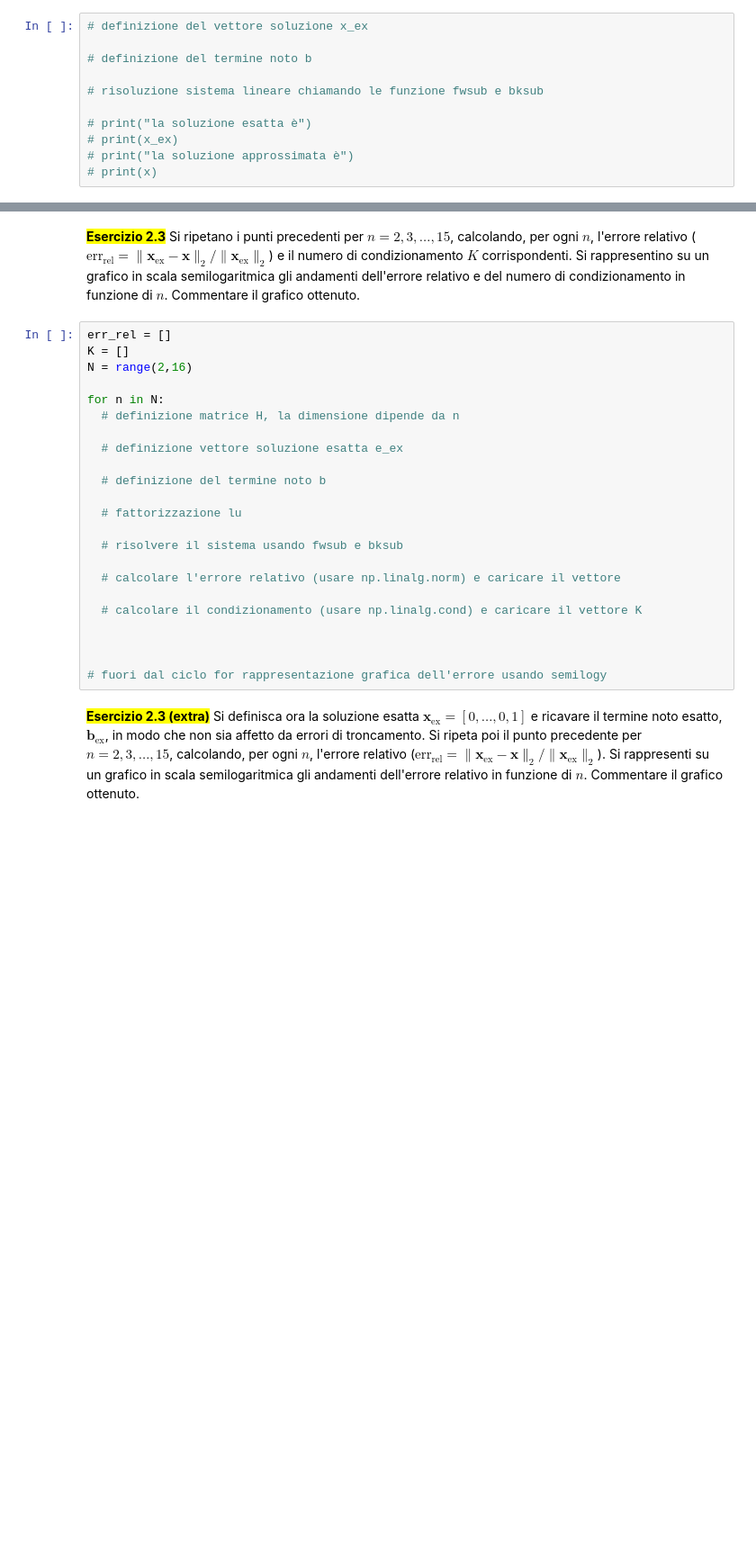
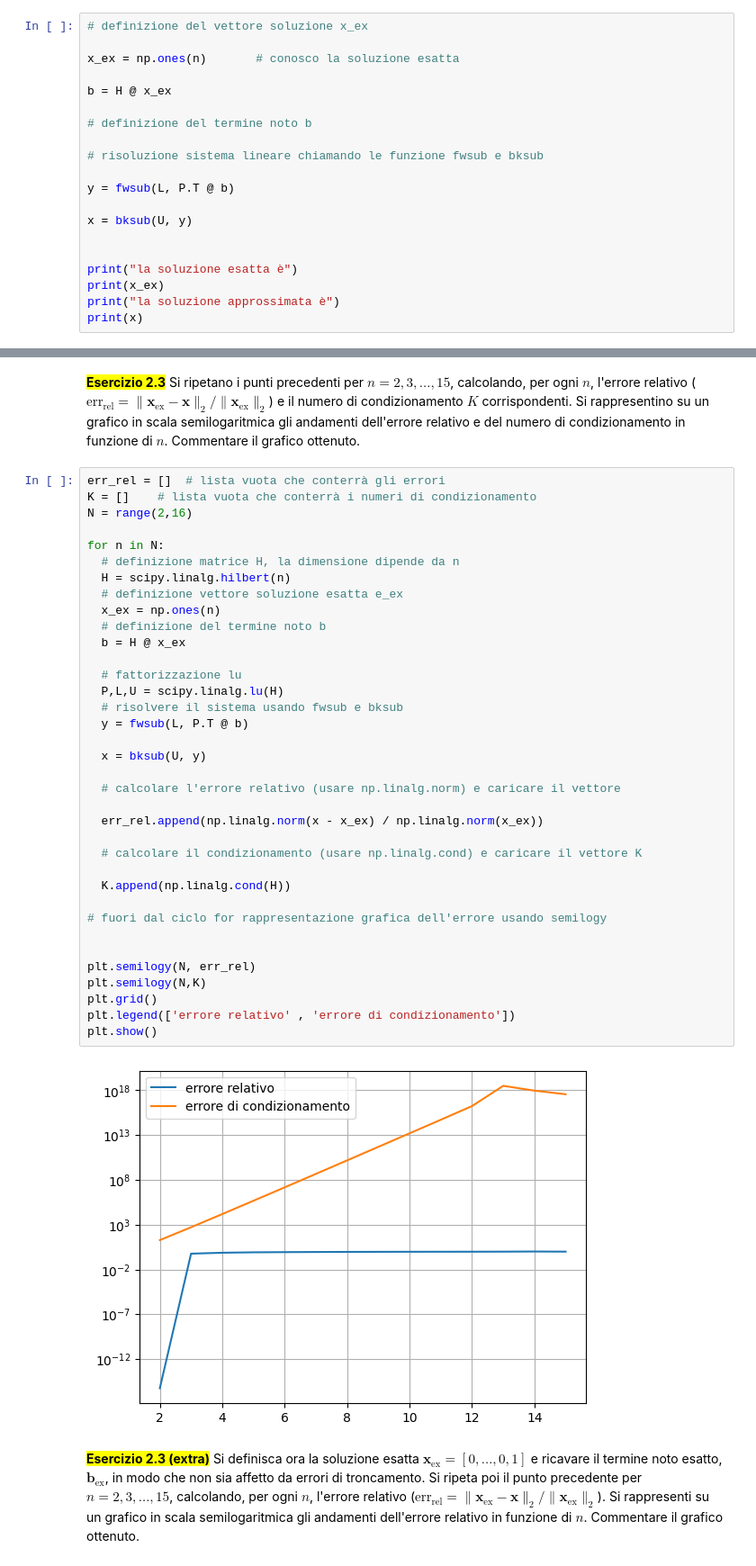
Before and after one commit to marcofossatii05-ui/mani_env, a Jupyter notebook: linear_systems_direct_methods_template.ipynb, the cells around one changed output, grey strips where cells are left out. Shown at 90% size. Drawn from its saved outputs; the diff is of its cells as text; blank space fills up the shorter version.

```diff
--- a/linear_systems_direct_methods_template.ipynb
+++ b/linear_systems_direct_methods_template.ipynb
@@ -184,15 +233,24 @@ import matplotlib.pyplot as plt
 <mark>**Esercizio 2.2**</mark></br>  Fissato $n=5$, si calcoli il vettore $\mathbf{b}$ e successivamente si risolva numericamente il sistema lineare $\mathbf{Hx}=\mathbf{b}$ utilizzando la fattorizzazione LU della matrice.
 # %%
 # definizione del vettore soluzione x_ex
+
+x_ex = np.ones(n)       # conosco la soluzione esatta
+
+b = H @ x_ex
 
 # definizione del termine noto b
 
 # risoluzione sistema lineare chiamando le funzione fwsub e bksub
 
-# print("la soluzione esatta è")
-# print(x_ex)
-# print("la soluzione approssimata è")
-# print(x)
+y = fwsub(L, P.T @ b)
+
+x = bksub(U, y)
+
+
+print("la soluzione esatta è")
+print(x_ex)
+print("la soluzione approssimata è")
+print(x)
 # %% [output]
 la soluzione esatta è
 [1. 1. 1. 1. 1.]
@@ -201,28 +260,43 @@ la soluzione approssimata è
 # %% [markdown]
 <mark>**Esercizio 2.3**</mark></br>  Si ripetano i punti precedenti per $n=2,3,\dots,15$, calcolando, per ogni $n$, l'errore relativo ($\text{err}_{\text{rel}}=\|\mathbf{x}_{\text{ex}}-\mathbf{x}\|_2/\|\mathbf{x}_{\text{ex}}\|_2$) e il numero di condizionamento $K$ corrispondenti. Si rappresentino su un grafico in scala semilogaritmica gli andamenti dell'errore relativo e del numero di condizionamento in funzione di $n$. Commentare il grafico ottenuto.
 # %%
-err_rel = []
-K = []
+err_rel = []  # lista vuota che conterrà gli errori
+K = []    # lista vuota che conterrà i numeri di condizionamento
 N = range(2,16)
 
 for n in N:
   # definizione matrice H, la dimensione dipende da n
-
+  H = scipy.linalg.hilbert(n)
   # definizione vettore soluzione esatta e_ex
-
+  x_ex = np.ones(n)
   # definizione del termine noto b
+  b = H @ x_ex
 
   # fattorizzazione lu
+  P,L,U = scipy.linalg.lu(H)
+  # risolvere il sistema usando fwsub e bksub
+  y = fwsub(L, P.T @ b)
 
-  # risolvere il sistema usando fwsub e bksub
+  x = bksub(U, y)
 
   # calcolare l'errore relativo (usare np.linalg.norm) e caricare il vettore
 
+  err_rel.append(np.linalg.norm(x - x_ex) / np.linalg.norm(x_ex))
+
   # calcolare il condizionamento (usare np.linalg.cond) e caricare il vettore K
 
+  K.append(np.linalg.cond(H))
+
+# fuori dal ciclo for rappresentazione grafica dell'errore usando semilogy
 
 
-# fuori dal ciclo for rappresentazione grafica dell'errore usando semilogy
+plt.semilogy(N, err_rel)
+plt.semilogy(N,K)
+plt.grid()
+plt.legend(['errore relativo' , 'errore di condizionamento'])
+plt.show()
+# %% [output]
+[figure, added]
 # %% [markdown]
 <mark>**Esercizio 2.3 (extra)**</mark></br>
 Si definisca ora la soluzione esatta $\mathbf{x}_{\text{ex}} = [0,\ldots,0,1]$ e ricavare il termine noto esatto, $\mathbf{b}_{\text{ex}}$, in modo che non sia affetto da errori di troncamento. Si ripeta poi il punto precedente per $n=2,3,\dots,15$, calcolando, per ogni $n$, l'errore relativo ($\text{err}_{\text{rel}}=\|\mathbf{x}_{\text{ex}}-\mathbf{x}\|_2/\|\mathbf{x}_{\text{ex}}\|_2$). Si rappresenti su un grafico in scala semilogaritmica gli andamenti dell'errore relativo in funzione di $n$. Commentare il grafico ottenuto.
```
Also changed, not shown: parts of 9 cells of this notebook.
